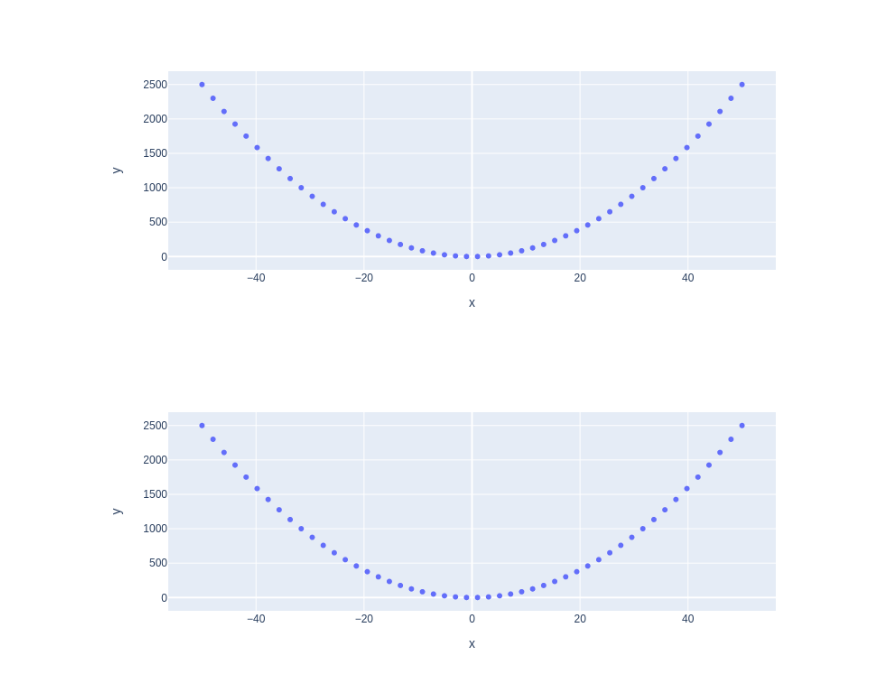
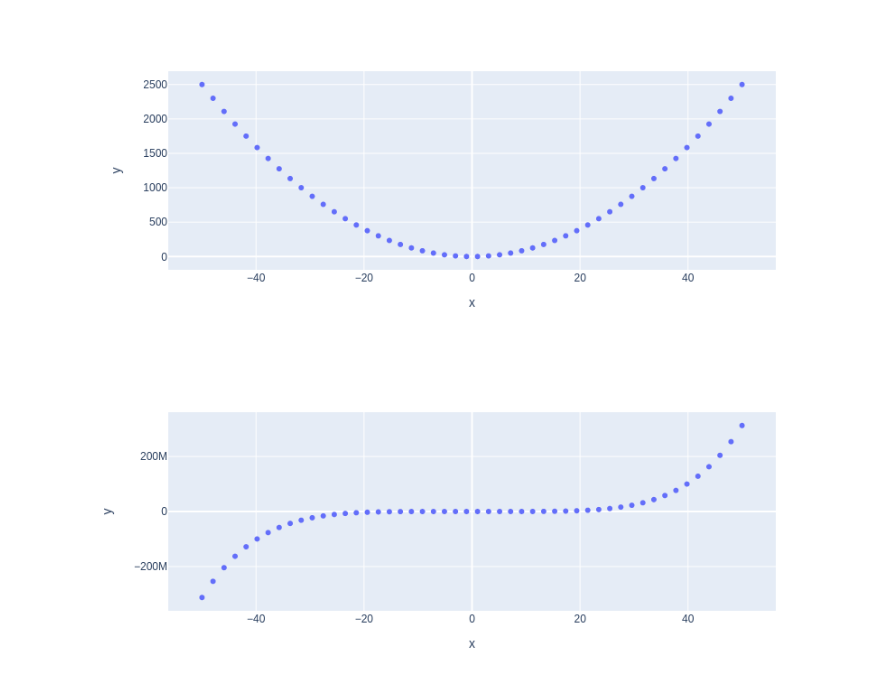
Before and after one commit to devops-msa/my-notebooks-repo, a Jupyter notebook: experiment1.ipynb, the cells around one changed output. Cells and saved outputs as stored; diff of their text form; code cells hidden in the pictures.

```diff
--- a/experiment1.ipynb
+++ b/experiment1.ipynb
@@ -1,28 +1,28 @@
 # %%
 import numpy as np
 
 import plotly.express as px
 
 # x-axis data points
 
 x = np.linspace(start=-50, stop=50)
 
 # y-axis data points
 
 y = x ** 2
 
 # define the plot
 
 fig = px.scatter(x=x, y=y)
 
 fig.show()
-y = x ** 2
+y = x ** 5
 
 # define the plot
 
 fig = px.scatter(x=x, y=y)
 
 fig.show()
 # %% [output]
 [figure]
-[figure, old version]
+[figure, new version]
```
